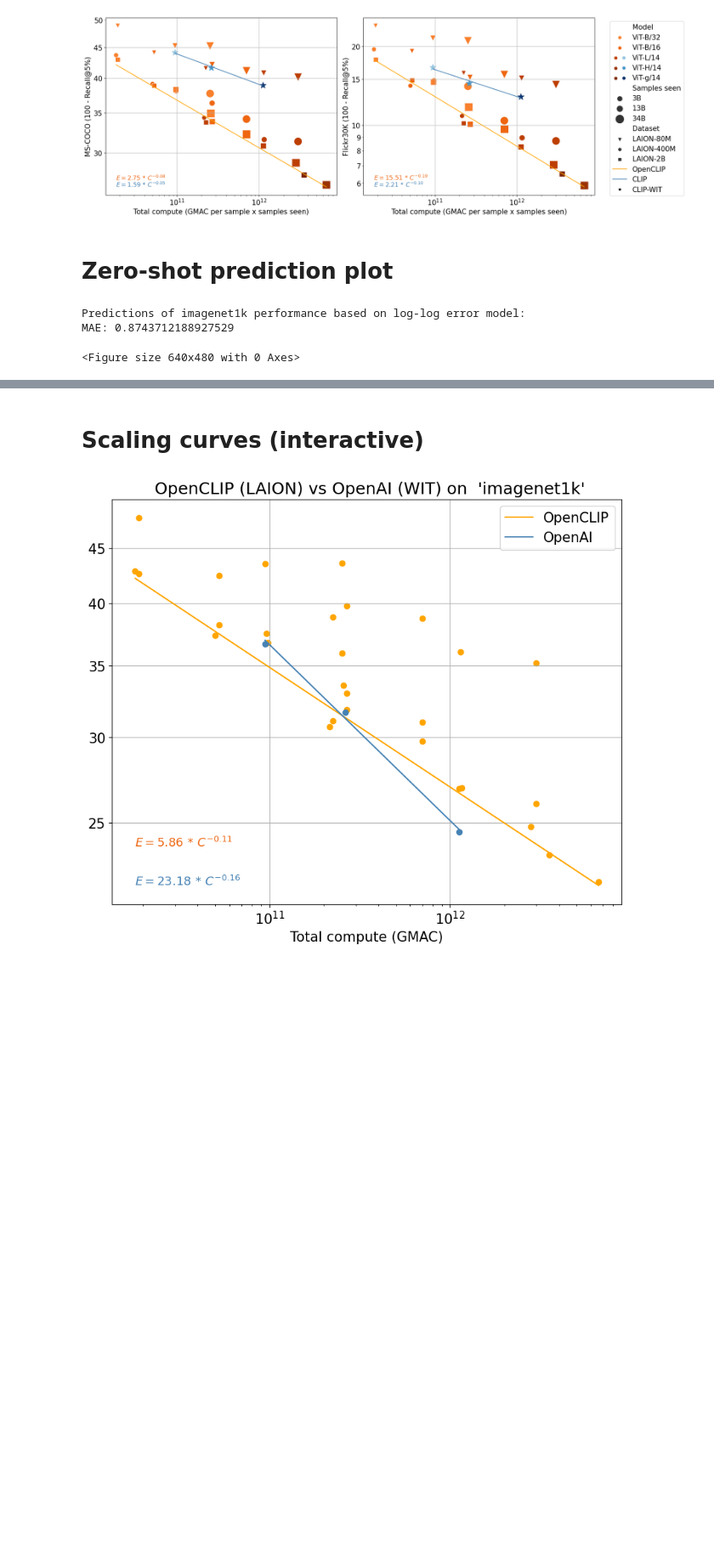
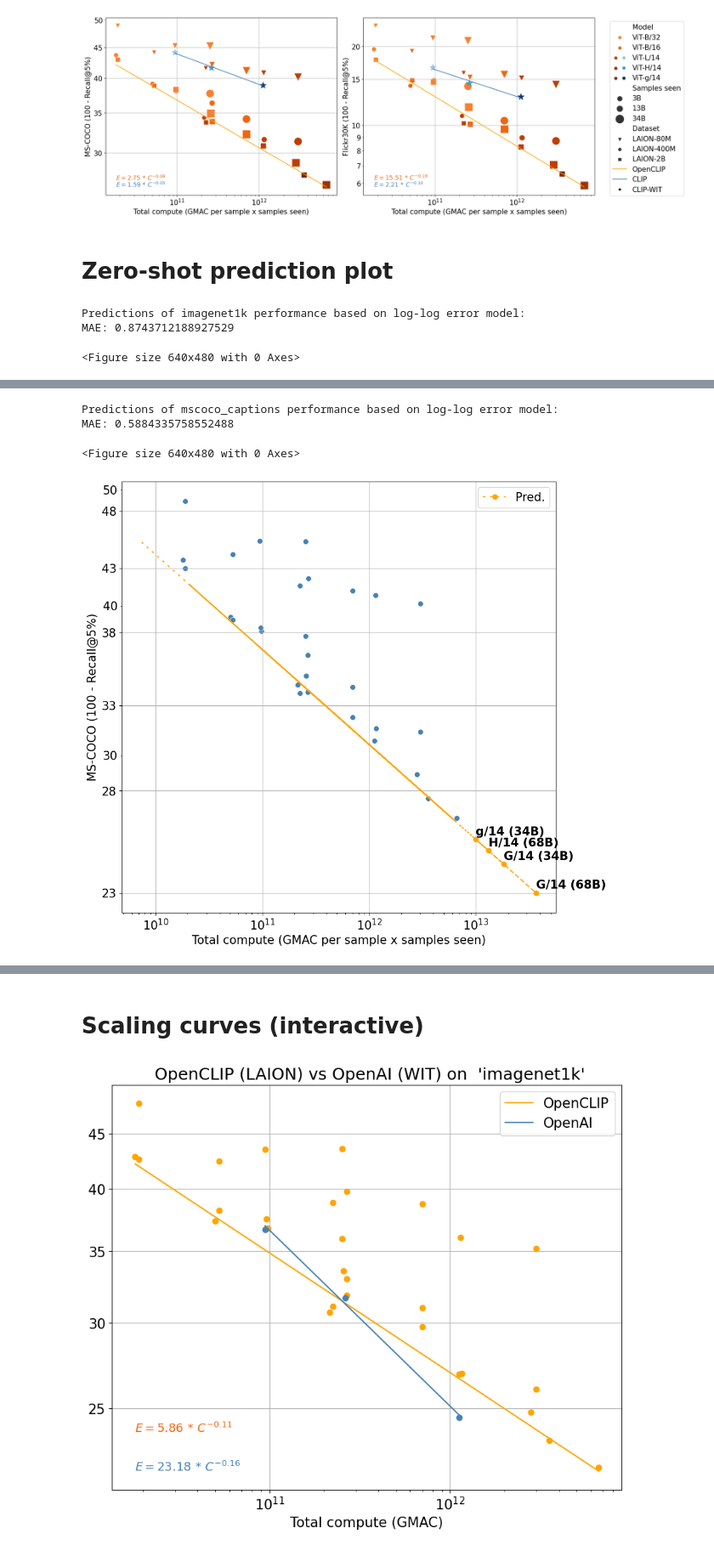
Before and after one commit to LAION-AI/scaling-laws-openclip, a Jupyter notebook: figures.ipynb, the cells around one changed output, grey strips where cells are left out. Shown at 85% size. Drawn from its saved outputs; the diff is of its cells as text; code cells hidden in the pictures; blank space fills up the shorter version.

Commit message:
update figures notebook

```diff
--- a/figures.ipynb
+++ b/figures.ipynb
@@ -316,7 +312,7 @@ samples_seen = [
 ]
 samples_seen_names = ["1B", "3B", "13B", "34B", "68B"]
 archs = ["ViT-B-32", "ViT-B-16", "ViT-L-14", "ViT-H-14", "ViT-g-14", "ViT-G-14",]
-for target in ("imagenet1k",):
+for target in ("imagenet1k", "mscoco_captions"):
     d = df[df.downstream_dataset==target]
     d = d[d.arch.isin(archs)]
     d = d.sort_values(by='gmacs_total')
@@ -341,7 +337,7 @@ for target in ("imagenet1k",):
                 "label": label,
             })
     df_pred = pd.DataFrame(rows)
-    preds.append(df_pred)
+    preds.append((target, df_pred))
     df_pred['pred_acc%'] = 100 - df_pred['pred']
     df_pred['actual_acc%'] = 100 - df_pred['actual']
     has_gt = ~pd.isna(df_pred.actual)
@@ -378,31 +374,35 @@ for target in ("imagenet1k",):
     m = m_left | m_right
     ax.plot(df_pred.gmacs_total[~m], df_pred.pred[~m], color='orange')
     ax.plot(df_pred.gmacs_total[m_right], df_pred.pred[m_right], color='orange', linestyle=(0,  (2,4)))
     ax.plot(df_pred_out.gmacs_total, df_pred_out.pred, color='orange', marker='o',linestyle=(0,  (2,4)), label="Pred.")
     ax.plot(df_pred.gmacs_total[m_left], df_pred.pred[m_left], color='orange', linestyle=(0,  (2,4)))
     for _, row in df_pred_out.iterrows():
         plt.text(row.gmacs_total, row.pred+0.2, row.label, size='medium', color='black', weight='semibold')
     ax.set_xscale('log')
     ax.set_yscale('log')
     ax.yaxis.set_major_formatter(mticker.FormatStrFormatter('%d'))
     ax.yaxis.set_minor_formatter(mticker.ScalarFormatter())
     ax.set_xlabel("Total compute (GMAC per sample x samples seen)")
     ax.set_ylabel(f"{target_pretty[target]} {metric_pretty[default_err_metric[target]+'%']}")
     minv = df_pred.pred.min()-0.5
     maxv = df_pred.pred.max()
     unit = 5
     minv = int(unit * (minv // unit + 1))
     maxv = int(unit * (maxv // unit + 1))
     minv = (df_pred.pred.min())
     ax.grid(True,)
     ext = df_pred_out.pred.values.tolist()
     ax.set_yticks( list(np.arange(minv, maxv, unit))  )
     ax.legend().set_visible(True)
     plt.savefig(f"prediction_plot_{target}.pdf")
     plt.show()
 # %% [output]
 Predictions of imagenet1k performance based on log-log error model:
 MAE: 0.8743712188927529
 <Figure size 640x480 with 0 Axes>
 [figure]
+Predictions of mscoco_captions performance based on log-log error model:
+MAE: 0.5884335758552488
+<Figure size 640x480 with 0 Axes>
+[figure, added]
 # %%
```
Also changed, not shown: parts of 3 cells of this notebook.
